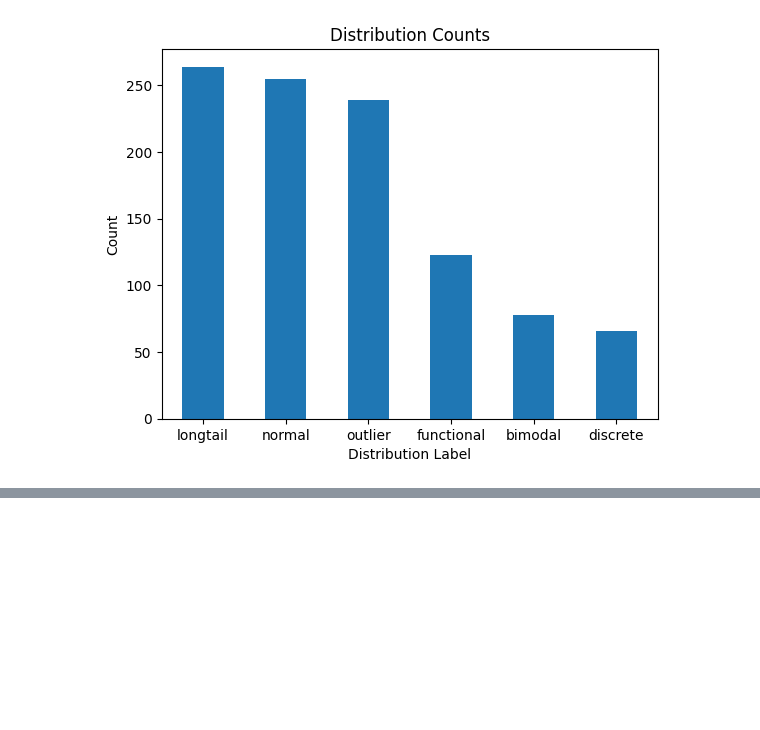
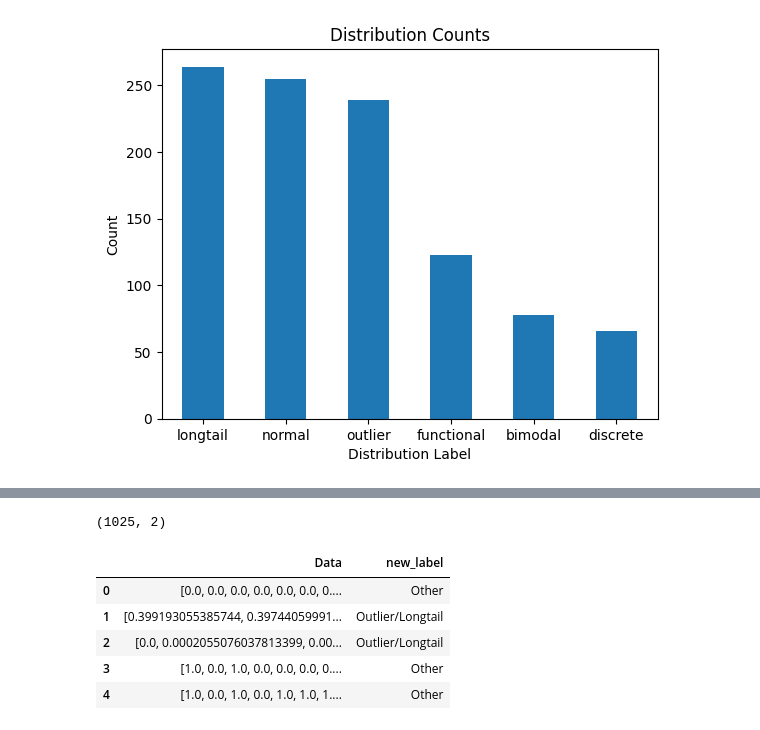
Before and after one commit to chan-cee/wafers, a Jupyter notebook: Luna Preprocessing.ipynb, the cells around one changed output, grey strips where cells are left out. Cells and saved outputs as stored; diff of their text form; code cells hidden in the pictures; blank space fills up the shorter version.

```diff
--- a/Luna Preprocessing.ipynb
+++ b/Luna Preprocessing.ipynb
@@ -327,0 +349,15 @@ plt.show()
+# %%
+binary_df = YK_model[['Data','new_label']]
+binary_df.shape
+#1025 data points (tests), each with 50000 features (test values)
+# %% [output]
+(1025, 2)
+# %%
+binary_df.head()
+# %% [output]
+|  | Data | new_label |
+| 0 | [0.0, 0.0, 0.0, 0.0, 0.0, 0.0, 0.... | Other |
+| 1 | [0.399193055385744, 0.39744059991... | Outlier/Longtail |
+| 2 | [0.0, 0.0002055076037813399, 0.00... | Outlier/Longtail |
+| 3 | [1.0, 0.0, 1.0, 0.0, 0.0, 0.0, 0.... | Other |
+| 4 | [1.0, 0.0, 1.0, 0.0, 1.0, 1.0, 1.... | Other |
```
Also changed, not shown: parts of 17 cells of this notebook.
